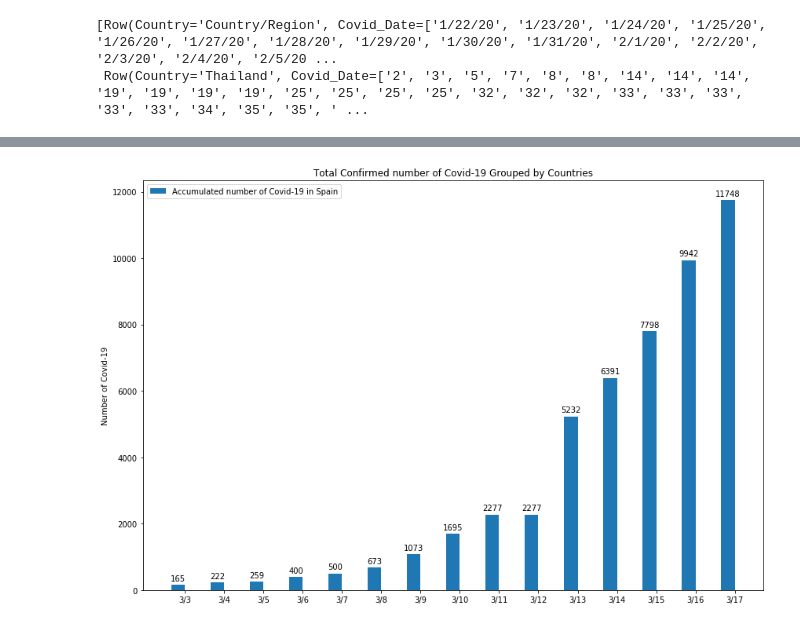
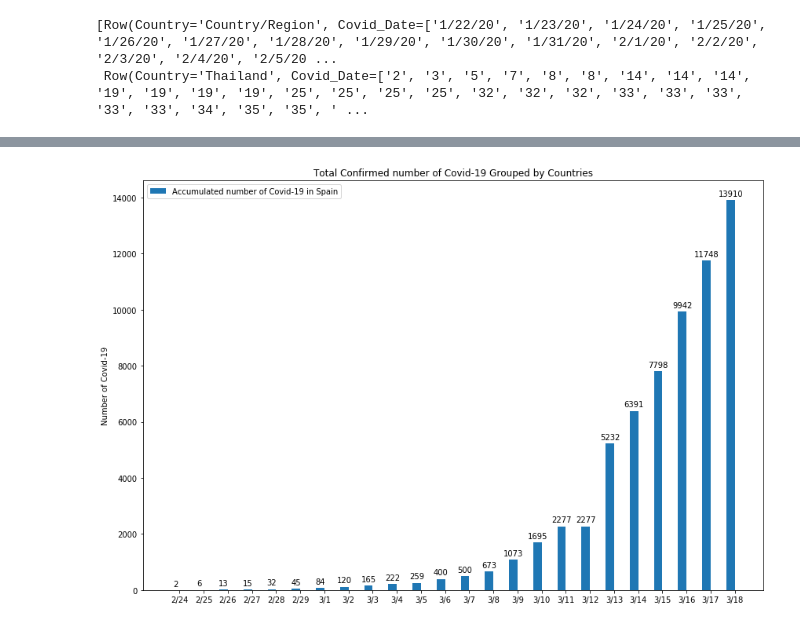
Before and after one commit to xingyazhou/datageek-github, a Jupyter notebook: COVID-19 Analysis.ipynb, the cells around one changed output, grey strips where cells are left out. Saved outputs shown, nothing was run; the diff lists cells and outputs as text; code cells hidden in the pictures.

```diff
--- a/COVID-19 Analysis.ipynb
+++ b/COVID-19 Analysis.ipynb
@@ -295,12 +269,12 @@ import matplotlib
 import matplotlib.pyplot as plt
 import numpy as np
 
-dates = dates_of_covid[-15:]
-y = acc_num_covid[-15:]
+dates = dates_of_covid[-28:]
+y = acc_num_covid[-28:]
 x = np.arange(len(dates))
 
 width = 0.35  # the width of the bars
-fig, ax = plt.subplots(figsize=(12,8))
+fig, ax = plt.subplots(figsize=(13,8))
 rect1 = ax.bar(x - width/2, y, width, label='Accumulated number of Covid-19 in Italy')
 
 ax.set_ylabel('Number of Covid-19')
@@ -360,33 +334,33 @@ import matplotlib
 import matplotlib.pyplot as plt
 import numpy as np
 
-dates = dates_of_covid[-15:]
-y = acc_num_covid[-15:]
+dates = dates_of_covid[-24:]
+y = acc_num_covid[-24:]
 x = np.arange(len(dates))
 
 width = 0.35  # the width of the bars
 fig, ax = plt.subplots(figsize=(12,8))
 rect1 = ax.bar(x - width/2, y, width, label='Accumulated number of Covid-19 in Spain')
 
 ax.set_ylabel('Number of Covid-19')
 ax.set_title('Total Confirmed number of Covid-19 Grouped by Countries')
 ax.set_xticks(x)
 ax.set_xticklabels(dates)
 
 # Copied Code, not originally designed by Xingya
 def autolabel(rects):
     """Attach a text label above each bar in *rects*, displaying its height."""
     for rect in rects:
         height = rect.get_height()
         ax.annotate('{}'.format(height),
                     xy=(rect.get_x() + rect.get_width() / 2, height),
                     xytext=(0, 3),  # 3 points vertical offset
                     textcoords="offset points",
                     ha='center', va='bottom')
 
 plt.legend(loc="upper left")
 autolabel(rect1)
 fig.tight_layout()
 plt.show()
 # %% [output]
-[figure, old version]
+[figure, new version]
```
Also changed, not shown: parts of 12 cells of this notebook.
